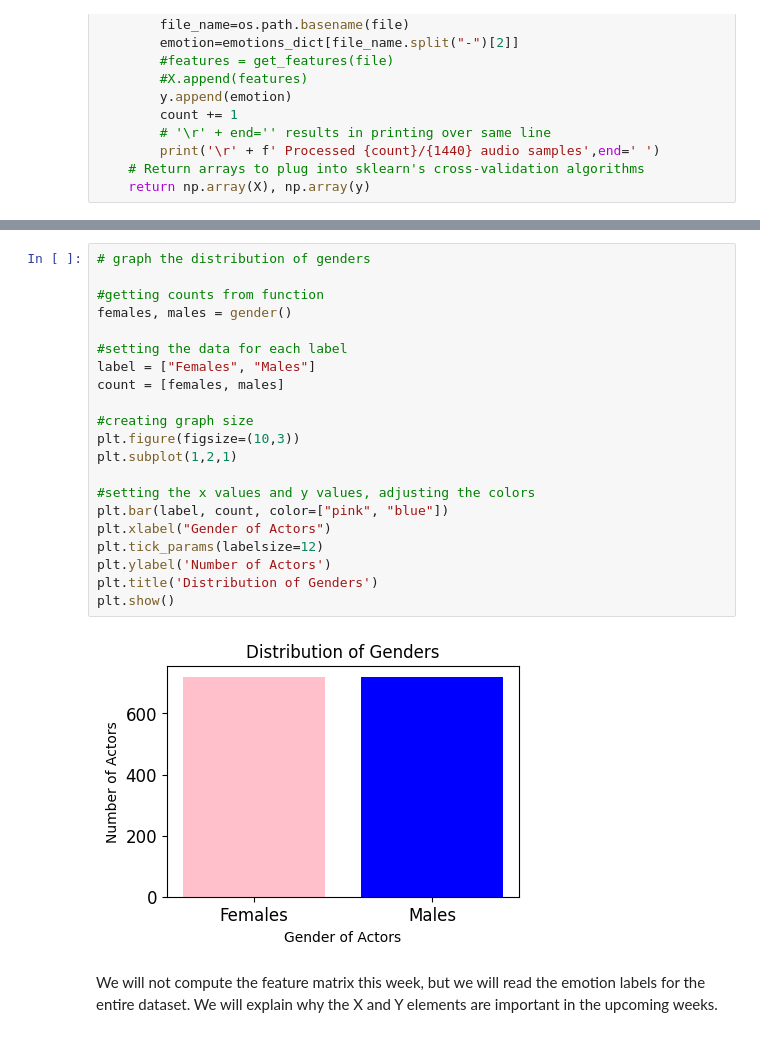
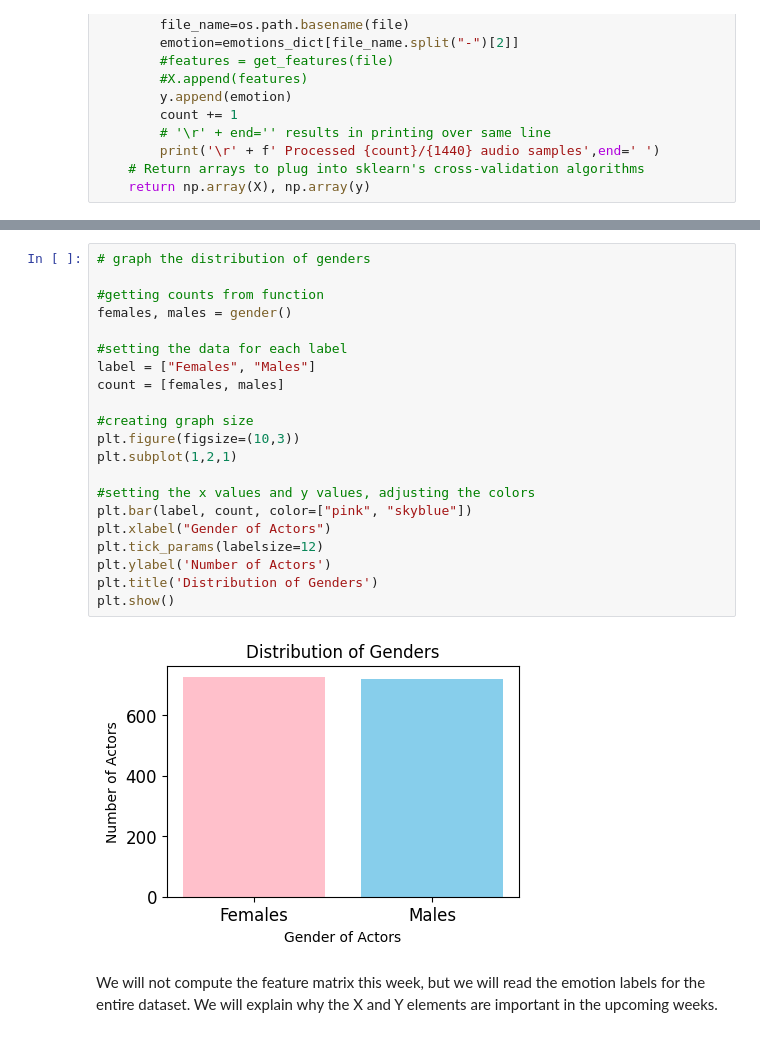
Before and after one commit to stnewaz/Week2-DataPreprocessing, a Jupyter notebook: Week 2.ipynb, the cells around one changed output, grey strips where cells are left out. Saved outputs shown, nothing was run; the diff lists cells and outputs as text.

```diff
--- a/Week 2.ipynb
+++ b/Week 2.ipynb
@@ -732,26 +733,26 @@ Female: 719 Male: 720
 # %%
 # graph the distribution of genders
 
 #getting counts from function
 females, males = gender()
 
 #setting the data for each label
 label = ["Females", "Males"]
 count = [females, males]
 
 #creating graph size
 plt.figure(figsize=(10,3))
 plt.subplot(1,2,1)
 
 #setting the x values and y values, adjusting the colors
-plt.bar(label, count, color=["pink", "blue"])
+plt.bar(label, count, color=["pink", "skyblue"])
 plt.xlabel("Gender of Actors")
 plt.tick_params(labelsize=12)
 plt.ylabel('Number of Actors')
 plt.title('Distribution of Genders')
 plt.show()
 # %% [output]
-[figure, old version]
+[figure, new version]
 # %% [markdown]
 We will not compute the feature matrix this week, but we will read the emotion labels for the entire dataset.
 We will explain why the X and Y elements are important in the upcoming weeks.
```
Also changed, not shown: parts of 6 cells of this notebook.
